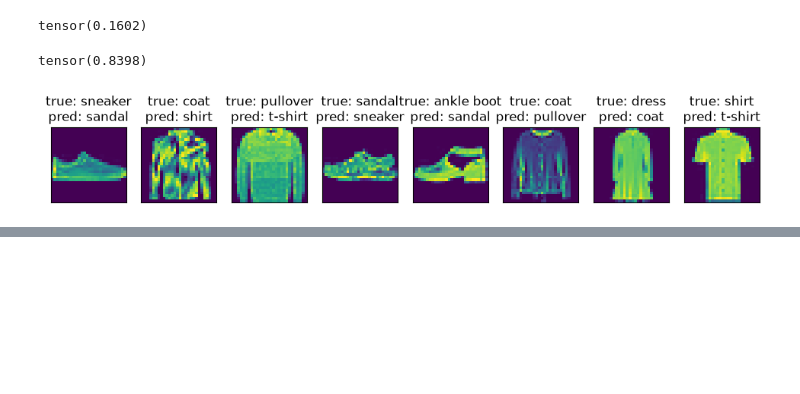
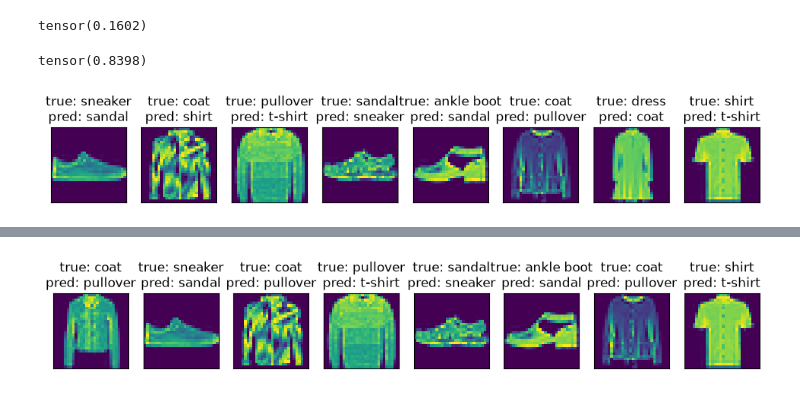
Before and after one commit to leoAshu/ai-foundations, a Jupyter notebook: d2l/02_linear_nn/02_classification.ipynb, the cells around one changed output, grey strips where cells are left out. Drawn from its saved outputs; the diff is of its cells as text; code cells hidden in the pictures; blank space fills up the shorter version.

```diff
--- a/d2l/02_linear_nn/02_classification.ipynb
+++ b/d2l/02_linear_nn/02_classification.ipynb
@@ -308,0 +349,5 @@ data.visualize([X, y], labels=labels)
+# %%
+X, y = next(iter(data.val_dataloader()))
+
+with torch.no_grad():
+    y_hat = model(X)
@@ -308,0 +368,10 @@ data.visualize([X, y], labels=labels)
+# %%
+X, y, preds = X[wrong], y[wrong], preds[wrong]
+labels = [
+    f'true: {a}\npred: {b}'
+    for a,b in zip(data.text_labels(y), data.text_labels(preds))
+]
+
+data.visualize([X, y], labels=labels)
+# %% [output]
+[figure, added]
```
Also changed, not shown: parts of 6 cells of this notebook, 1 other file.
